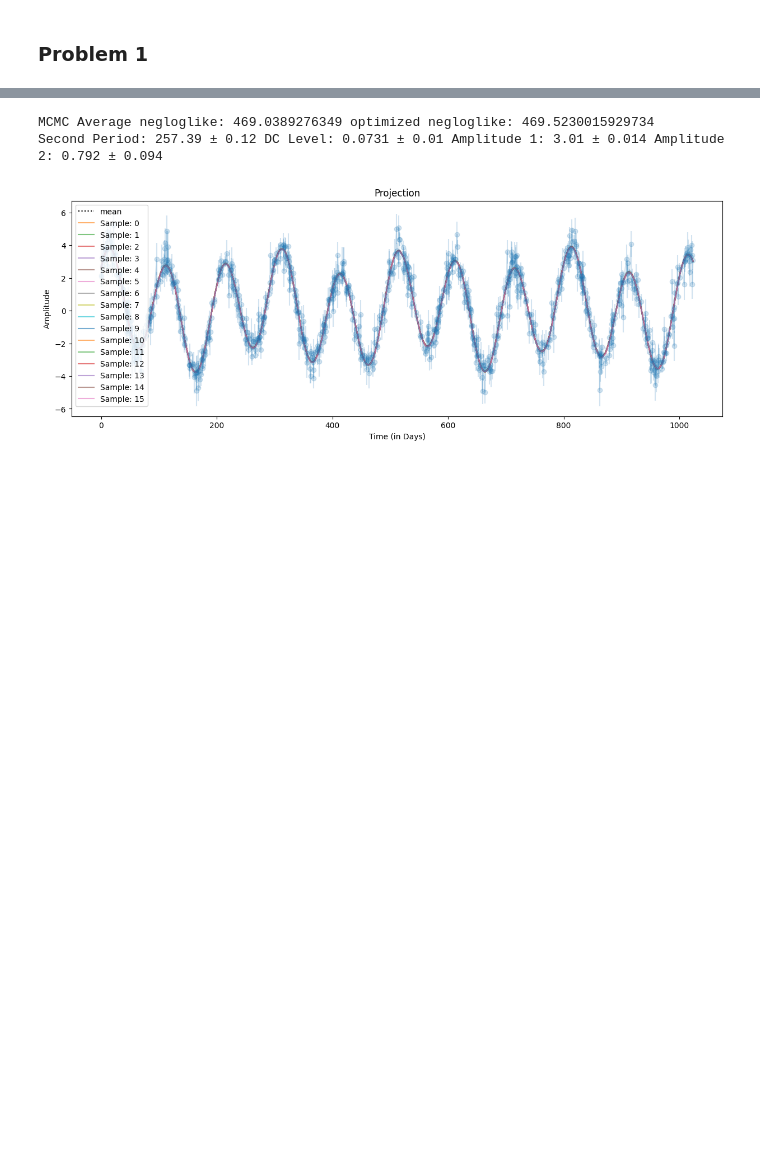
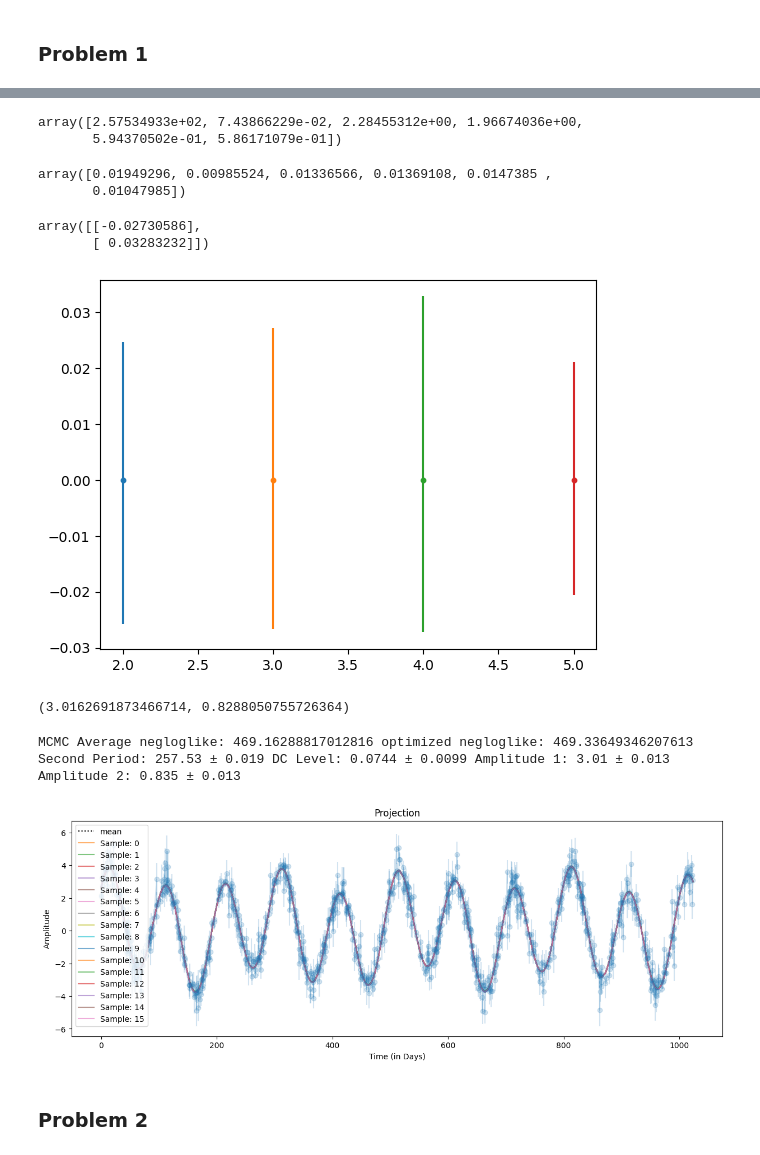
Before and after one commit to nbj2008/PHYS-GA-2059_Homework4-, a Jupyter notebook: Homework 4.ipynb, the cells around one changed output, grey strips where cells are left out. Drawn from its saved outputs; the diff is of its cells as text; code cells hidden in the pictures; blank space fills up the shorter version.

```diff
--- a/Homework 4.ipynb
+++ b/Homework 4.ipynb
@@ -86,3 +102,28 @@ sig = TwoSignal.with_period_param(100, np.mean(sample_array, axis=0), d)
+# %%
+np.mean(samples, axis=0)
+np.std(samples, axis=0)
+# %% [output]
+array([2.57534933e+02, 7.43866229e-02, 2.28455312e+00, 1.96674036e+00,
+       5.94370502e-01, 5.86171079e-01])
+array([0.01949296, 0.00985524, 0.01336566, 0.01369108, 0.0147385 ,
+       0.01047985])
+# %%
+ix = 4
+conf(samples[:, ix]).reshape([2,1]) - np.mean(samples[:, ix])
+# %% [output]
+array([[-0.02730586],
+       [ 0.03283232]])
+# %%
+for ix in range(2, samples.shape[1]):
+    s = samples[:,ix]
+    _ = plt.errorbar(ix, 0, yerr=np.abs(conf(s).reshape([2,1])-np.mean(s)))
+    _ = plt.scatter(ix, 0 ,s=10)
+# %% [output]
+[figure, added]
+# %%
+sig2.amplitude
+# %% [output]
+(3.0162691873466714, 0.8288050755726364)
 # %%
 print(f"MCMC Average negloglike: {sig.negloglike()} optimized negloglike: {sig2.negloglike()}")
 
@@ -95,11 +136,11 @@ print(f"Second Period:{sig.T2: .5} \u00B1{np.std(samples[:,0]): .2}"
       ,f"Amplitude 2:{sig.amplitude[1]: .3} \u00B1{amp2_std: .2}")
 
 fig, ax = plt.subplots(1,1, figsize=(15,5))
-_ = ax.errorbar(d.time, d.data, yerr=d.σy, marker="o", alpha=0.2)
-_ = ax.plot(d.time, sig.pred(d.time), "k:", label="mean")
+_ = ax.errorbar(d11.time, d11.data, yerr=d11.σy, marker="o", alpha=0.2)
+_ = ax.plot(d11.time, sig.pred(d11.time), "k:", label="mean")
 
 for ix, s in enumerate(np.random.choice(range(samples.shape[0]), size=16, replace=False)):
-    _ = ax.plot(d.time, TwoSignal(100, samples[s,0], np.array(samples[s,1:]), d).pred(d.time)
+    _ = ax.plot(d11.time, TwoSignal(100, samples[s,0], np.array(samples[s,1:]), d11).pred(d11.time)
                 , label=f"Sample: {ix}", alpha=0.6)
 
 _ = ax.set_title("Projection")
@@ -107,6 +148,8 @@ _ = ax.set_xlabel("Time (in Days)")
 _ = ax.set_ylabel("Amplitude")
 _ = plt.legend()
 # %% [output]
-MCMC Average negloglike: 469.0389276349 optimized negloglike: 469.5230015929734
-Second Period: 257.39 ± 0.12 DC Level: 0.0731 ± 0.01 Amplitude 1: 3.01 ± 0.014 Amplitude 2: 0.792 ± 0.094
+MCMC Average negloglike: 469.16288817012816 optimized negloglike: 469.33649346207613
+Second Period: 257.53 ± 0.019 DC Level: 0.0744 ± 0.0099 Amplitude 1: 3.01 ± 0.013 Amplitude 2: 0.835 ± 0.013
 [figure]
+# %% [markdown]
+### Problem 2
```
Also changed, not shown: parts of 18 cells of this notebook, 1 other file.
